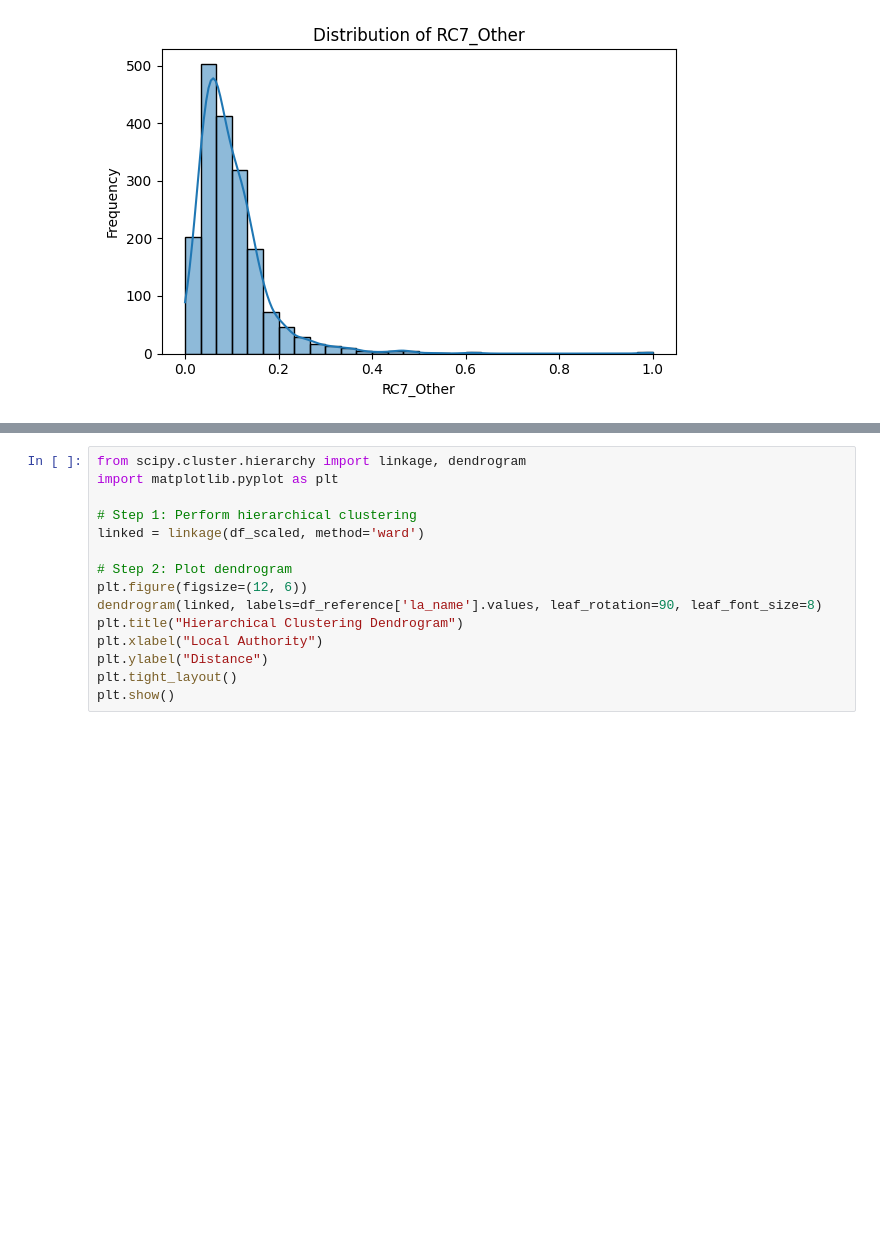
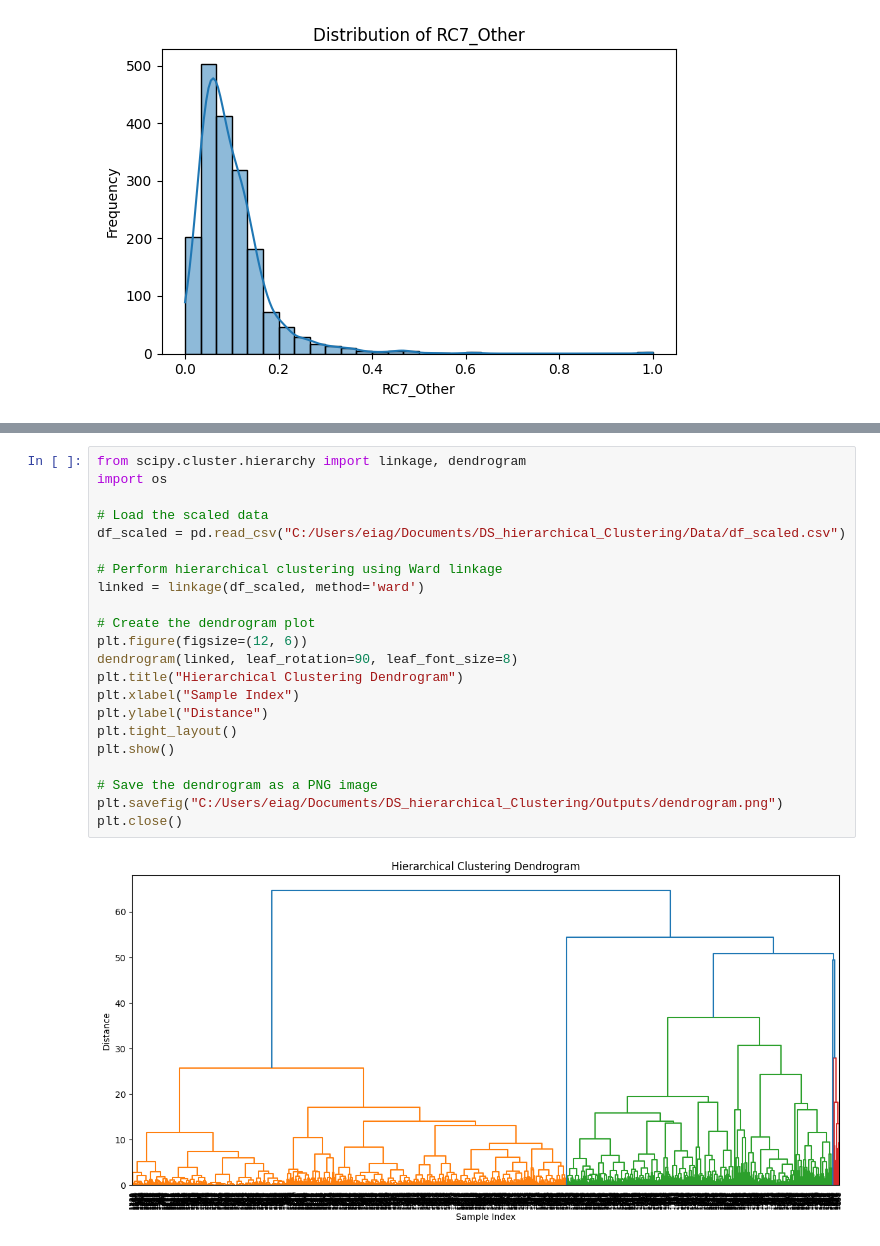
Before and after one commit to IfyQ/DS_Hierarchical_Clustering, a Jupyter notebook: Hierarchical_Clustering.ipynb, the cells around one changed output, grey strips where cells are left out. Drawn from its saved outputs; the diff is of its cells as text; blank space fills up the shorter version.

```diff
--- a/Hierarchical_Clustering.ipynb
+++ b/Hierarchical_Clustering.ipynb
@@ -408,16 +407,25 @@ This section presents a summary of the EDA conducted on the closure reason featu
 | RC7_Other | Highly skewed and vague; interpret with caution.
 # %%
 from scipy.cluster.hierarchy import linkage, dendrogram
-import matplotlib.pyplot as plt
+import os
 
-# Step 1: Perform hierarchical clustering
+# Load the scaled data
+df_scaled = pd.read_csv("C:/Users/eiag/Documents/DS_hierarchical_Clustering/Data/df_scaled.csv")
+
+# Perform hierarchical clustering using Ward linkage
 linked = linkage(df_scaled, method='ward')
 
-# Step 2: Plot dendrogram
+# Create the dendrogram plot
 plt.figure(figsize=(12, 6))
-dendrogram(linked, labels=df_reference['la_name'].values, leaf_rotation=90, leaf_font_size=8)
+dendrogram(linked, leaf_rotation=90, leaf_font_size=8)
 plt.title("Hierarchical Clustering Dendrogram")
-plt.xlabel("Local Authority")
+plt.xlabel("Sample Index")
 plt.ylabel("Distance")
 plt.tight_layout()
 plt.show()
+
+# Save the dendrogram as a PNG image
+plt.savefig("C:/Users/eiag/Documents/DS_hierarchical_Clustering/Outputs/dendrogram.png")
+plt.close()
+# %% [output]
+[figure, added]
```
Also changed, not shown: parts of 6 cells of this notebook, 2 other files.
